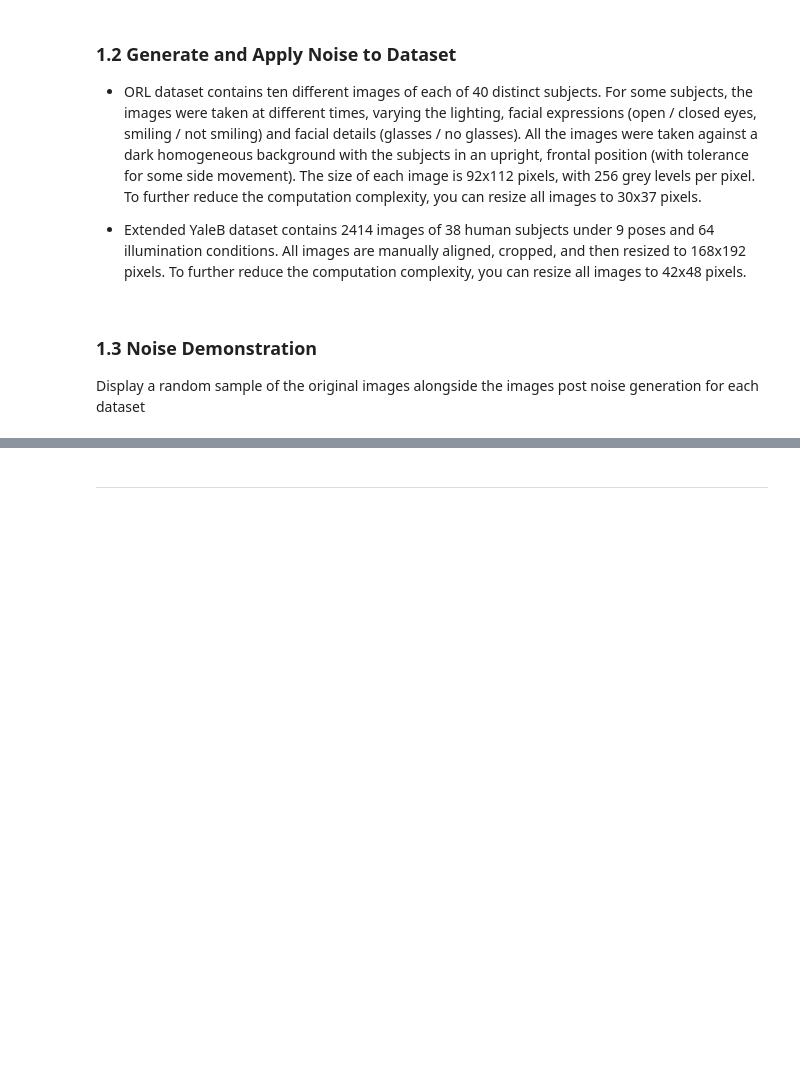
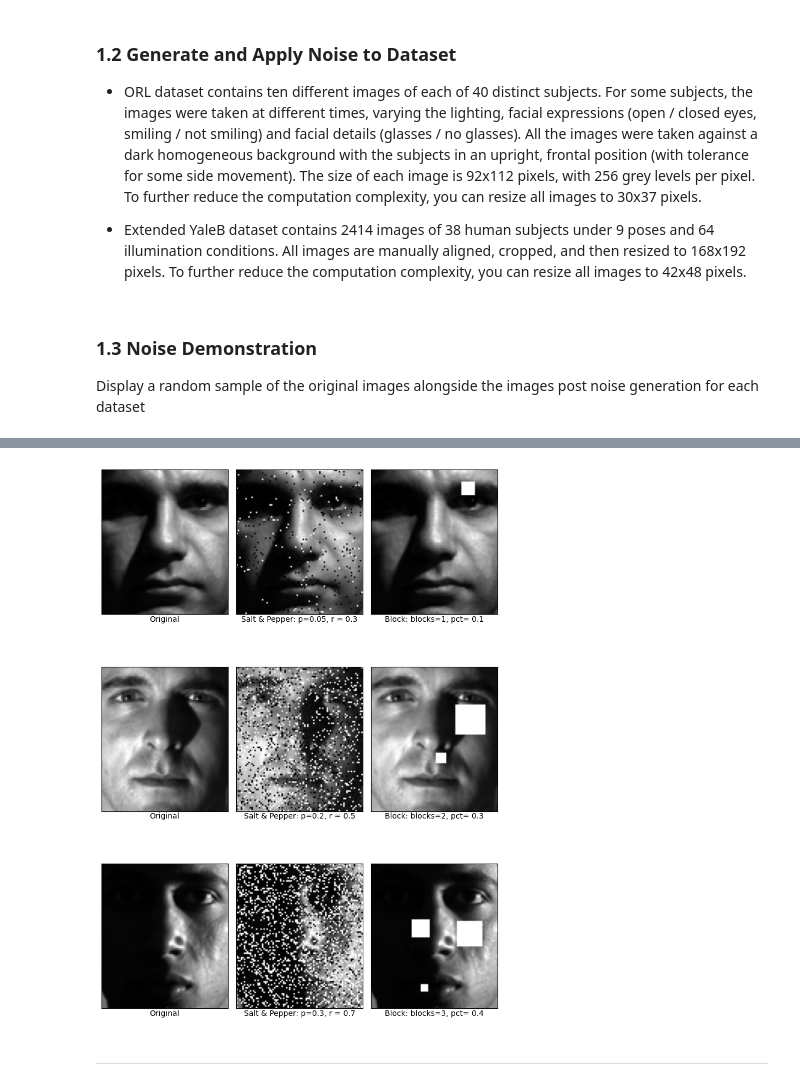
Before and after one commit to jbsaunders/comp5328-assignment-1, a Jupyter notebook: assignment1.ipynb, the cells around one changed output, grey strips where cells are left out. Saved outputs shown, nothing was run; the diff lists cells and outputs as text; code cells hidden in the pictures; blank space fills up the shorter version.

```diff
--- a/assignment1.ipynb
+++ b/assignment1.ipynb
@@ -388,45 +388,46 @@ fig, axes = plt.subplots(rows, cols, figsize=(7.5, 12))
 V_hat, Y_hat, h, w = load_data(root=yaleB_data_location, normalization='per_image')
 
 # Defining start index to output (which image)
-start_ind = 10 #np.random.randint(0, len(V_hat[0])-num_imgs)
+start_ind = 15 #np.random.randint(0, len(V_hat[0])-num_imgs)
 end_ind = start_ind + num_imgs
 
 # Looping over each index (image) and displaying the original next to 2 with noise applied
 for i, ind in enumerate(range(start_ind, end_ind)):
-
     # Original  Image
     ax = axes[i, 0]
-    ax.imshow(V_hat[:, ind].reshape(h, w), cmap=plt.cm.gray)
+    ax.imshow(V_hat[:, ind*(i+5)].reshape(h, w), cmap=plt.cm.gray)
     ax.set_xlabel('Original', labelpad=2)
 
     ax = axes[i, 1]
     # Salt & Pepper noise
     v_noise_sp = add_sp_noise(V_hat, sp_noise_combos_demo[i][0], sp_noise_combos_demo[i][1])
-    ax.imshow(v_noise_sp[:, ind].reshape(h, w), cmap=plt.cm.gray)
+    ax.imshow(v_noise_sp[:, ind*(i+5)].reshape(h, w), cmap=plt.cm.gray)
     ax.set_xlabel(f'Salt & Pepper: p={sp_noise_combos_demo[i][0]}, r = {sp_noise_combos_demo[i][1]}', labelpad=2)
 
     ax = axes[i, 2]
     # Block noise
     v_noise_block, noise_log = add_block_noise(V_hat, h, w, block_noise_combos_demo[i][0], block_noise_combos_demo[i][1], seed=0)
-    ax.imshow(v_noise_block[:, ind].reshape(h, w), cmap=plt.cm.gray)
+    ax.imshow(v_noise_block[:, ind*(i+5)].reshape(h, w), cmap=plt.cm.gray)
     ax.set_xlabel(f"Block: blocks={block_noise_combos_demo[i][1]}, pct= {block_noise_combos_demo[i][0]}", labelpad=2)
 
     # Remove ticks for a clean layout
     for j in range(cols):
         axes[i, j].set_xticks([])
         axes[i, j].set_yticks([])
 
 # Reduce gaps between subplots
 plt.subplots_adjust(
     wspace=0.05,   # horizontal space
     hspace=0.15    # vertical space
 )
 
 # Displaying the plot
 #fig.suptitle(f"Noise Type Comparison: {datasets[1]}", fontsize=14, y=0.94)
 plt.tight_layout(rect=[0, 0, 1, 0.95])
 plt.savefig(f"img/yale_noise_demonstration.png", dpi=300, bbox_inches='tight')
 plt.show()
+# %% [output]
+[figure, added]
 # %% [markdown]
 ---------------------------
 # %% [markdown]
```
Also changed, not shown: parts of 1 cell of this notebook.
